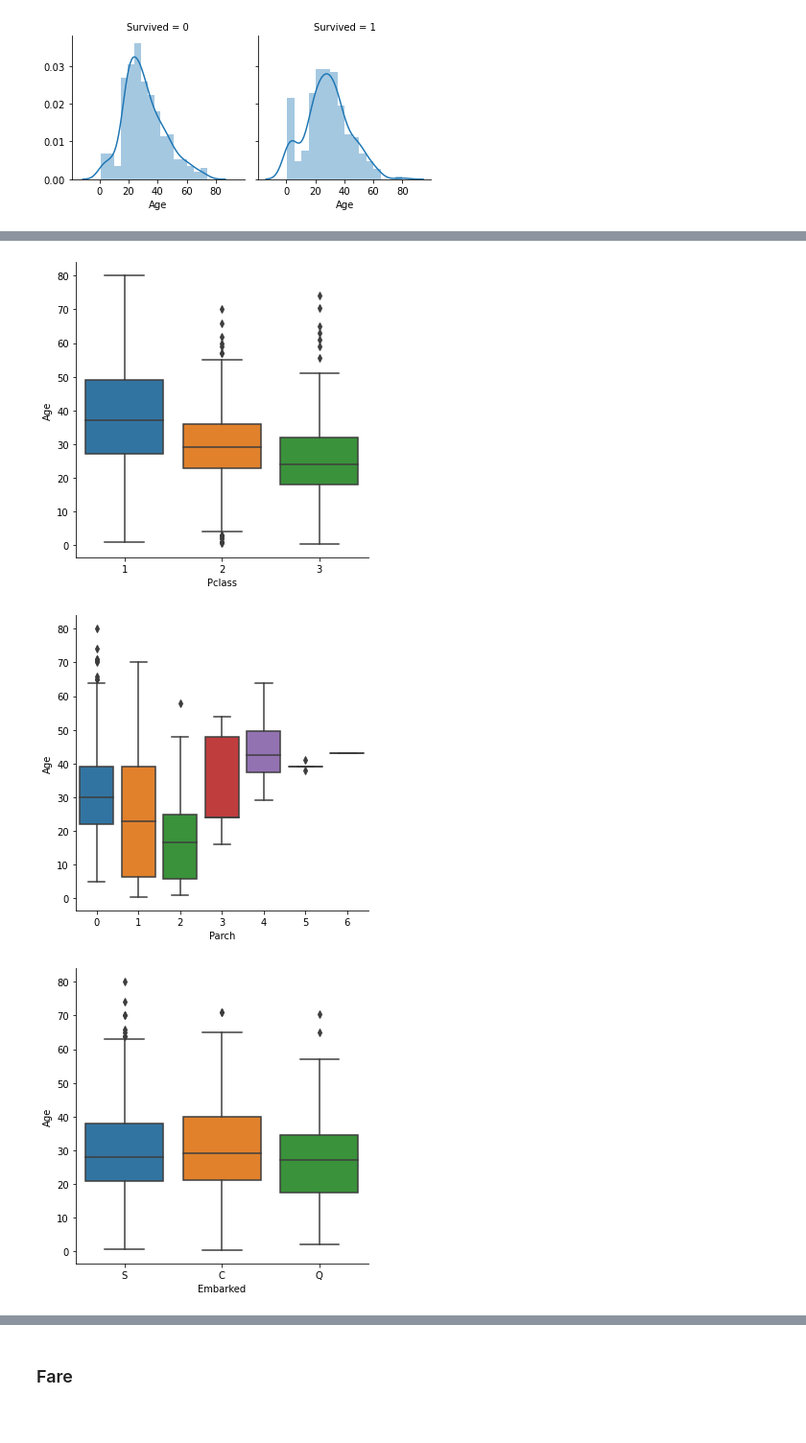
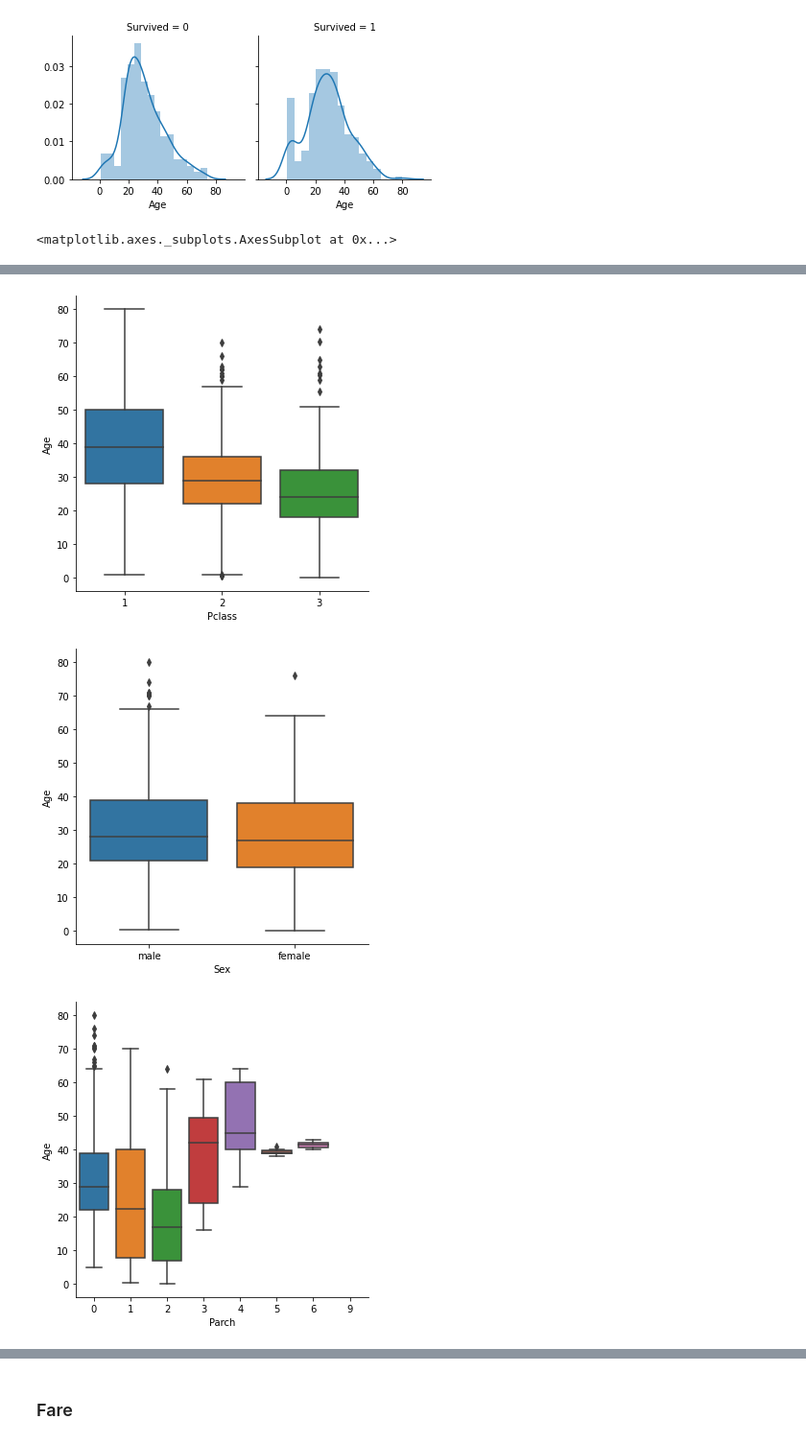
Before and after one commit to tuogy/kaggle-titanic, a Jupyter notebook: main.ipynb, the cells around one changed output, grey strips where cells are left out. Shown: that part at 96% size. Drawn from its saved outputs; the diff is of its cells as text; code cells hidden in the pictures.

```diff
--- a/main.ipynb
+++ b/main.ipynb
@@ -56,6 +76,9 @@ g = g.map(sns.distplot, 'Age')
 # %% [output]
 [figure]
 # %%
-for f in ['SibSp', 'Pclass', 'Parch', 'Embarked']:
-    sns.catplot(x=f, y='Age', data=train_data, kind='box')
+features = ['SibSp', 'Pclass', 'Sex', 'Parch', 'Embarked']
+for f in features:
+    sns.catplot(x=f, y='Age', data=dataset, kind='box')
+sns.heatmap(dataset[features + ['Age']].corr(), annot=True)
 # %% [output]
+<matplotlib.axes._subplots.AxesSubplot at 0x...>
@@ -63,3 +86,3 @@ for f in ['SibSp', 'Pclass', 'Parch', 'Embarked']:
-[figure, old version]
+[figure, new version]
-[figure, old version]
+[figure, new version]
-[figure, old version]
+[figure, new version]
```
Also changed, not shown: parts of 48 cells of this notebook.
